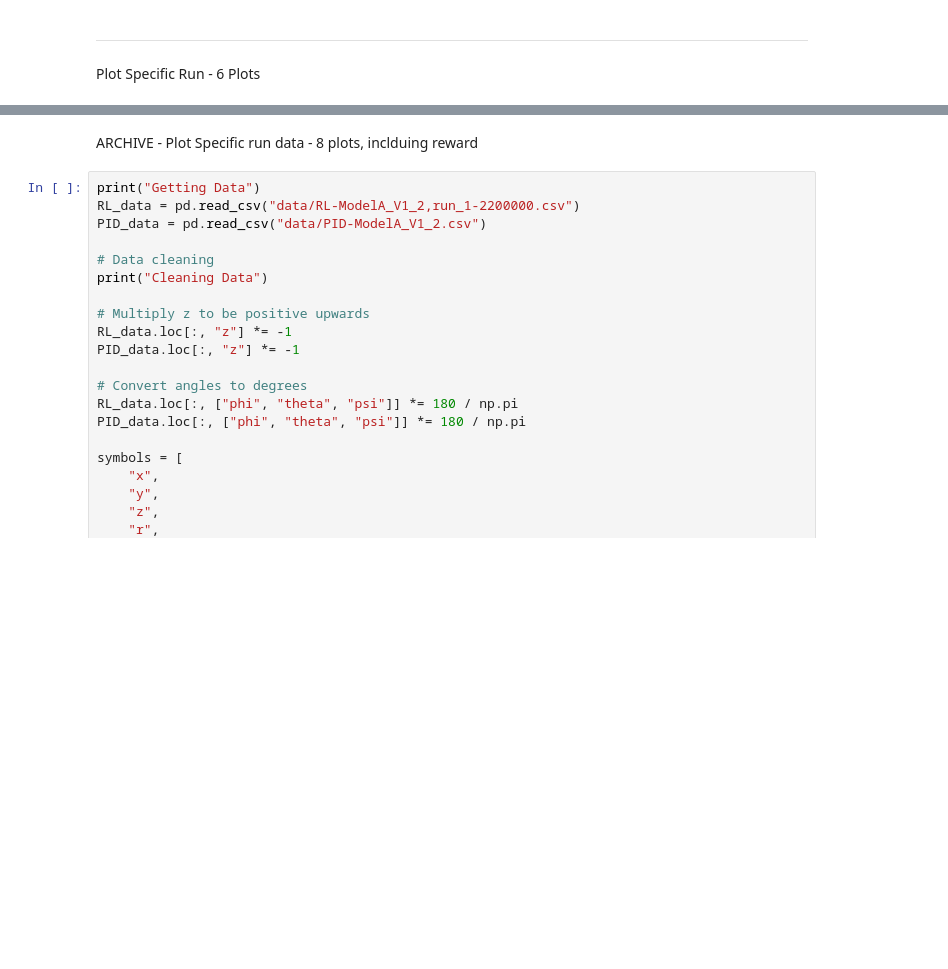
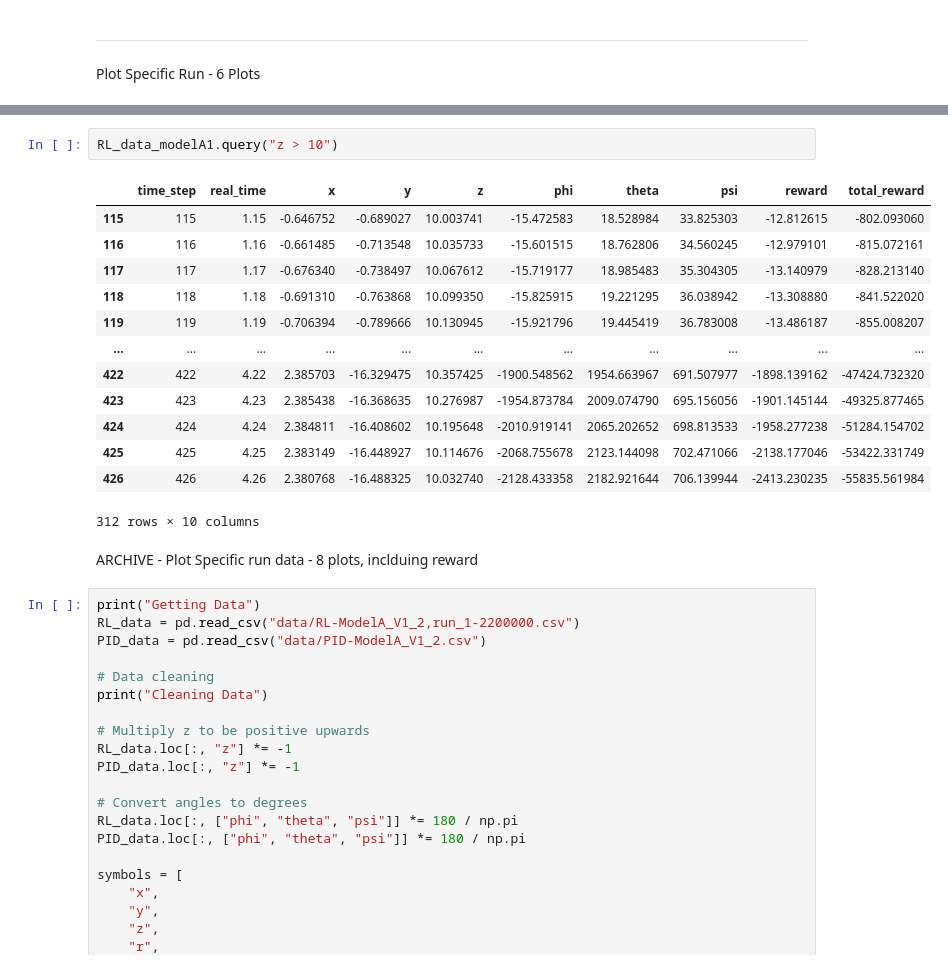
Before and after one commit to fidhalkotta/gym-copter-FTC, a Jupyter notebook: drl/experimentation/rewardModels/modelA/plotTrainingA2.ipynb, the cells around one changed output, grey strips where cells are left out. Saved outputs shown, nothing was run; the diff lists cells and outputs as text; blank space fills up the shorter version.

```diff
--- a/drl/experimentation/rewardModels/modelA/plotTrainingA2.ipynb
+++ b/drl/experimentation/rewardModels/modelA/plotTrainingA2.ipynb
@@ -343,3 +444,19 @@ Closing Plots
+# %%
+RL_data_modelA1.query("z > 10")
+# %% [output]
+|  | time_step | real_time | x | y | z | phi | theta | psi | reward | total_reward |
+| 115 | 115 | 1.15 | -0.646752 | -0.689027 | 10.003741 | -15.472583 | 18.528984 | 33.825303 | -12.812615 | -802.093060 |
+| 116 | 116 | 1.16 | -0.661485 | -0.713548 | 10.035733 | -15.601515 | 18.762806 | 34.560245 | -12.979101 | -815.072161 |
+| 117 | 117 | 1.17 | -0.676340 | -0.738497 | 10.067612 | -15.719177 | 18.985483 | 35.304305 | -13.140979 | -828.213140 |
+| 118 | 118 | 1.18 | -0.691310 | -0.763868 | 10.099350 | -15.825915 | 19.221295 | 36.038942 | -13.308880 | -841.522020 |
+| 119 | 119 | 1.19 | -0.706394 | -0.789666 | 10.130945 | -15.921796 | 19.445419 | 36.783008 | -13.486187 | -855.008207 |
+| ... | ... | ... | ... | ... | ... | ... | ... | ... | ... | ... |
+| 422 | 422 | 4.22 | 2.385703 | -16.329475 | 10.357425 | -1900.548562 | 1954.663967 | 691.507977 | -1898.139162 | -47424.732320 |
+| 423 | 423 | 4.23 | 2.385438 | -16.368635 | 10.276987 | -1954.873784 | 2009.074790 | 695.156056 | -1901.145144 | -49325.877465 |
+| 424 | 424 | 4.24 | 2.384811 | -16.408602 | 10.195648 | -2010.919141 | 2065.202652 | 698.813533 | -1958.277238 | -51284.154702 |
+| 425 | 425 | 4.25 | 2.383149 | -16.448927 | 10.114676 | -2068.755678 | 2123.144098 | 702.471066 | -2138.177046 | -53422.331749 |
+| 426 | 426 | 4.26 | 2.380768 | -16.488325 | 10.032740 | -2128.433358 | 2182.921644 | 706.139944 | -2413.230235 | -55835.561984 |
+312 rows × 10 columns
 # %% [markdown]
 ARCHIVE - Plot Specific run data - 8 plots, inclduing reward
 # %%
```
Also changed, not shown: parts of 3 cells of this notebook, 18 other files.
